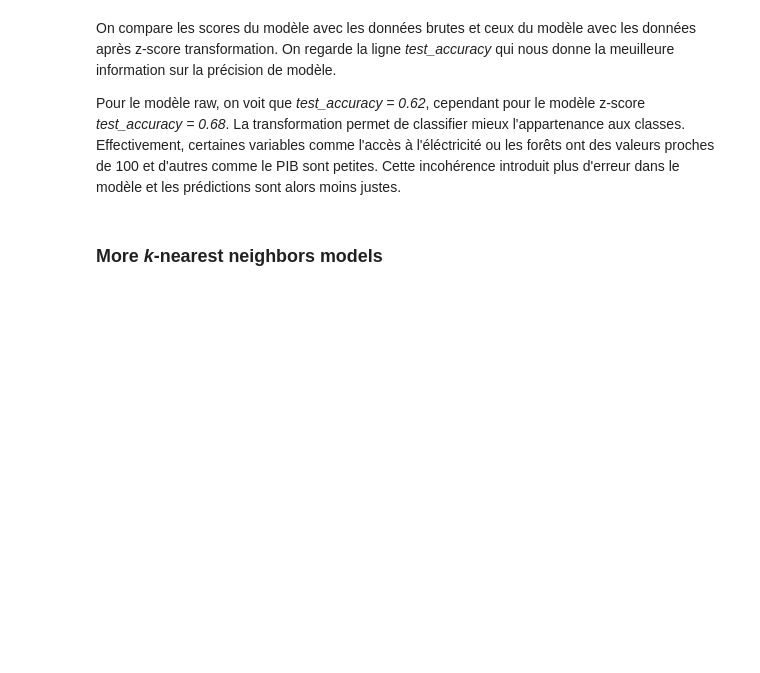
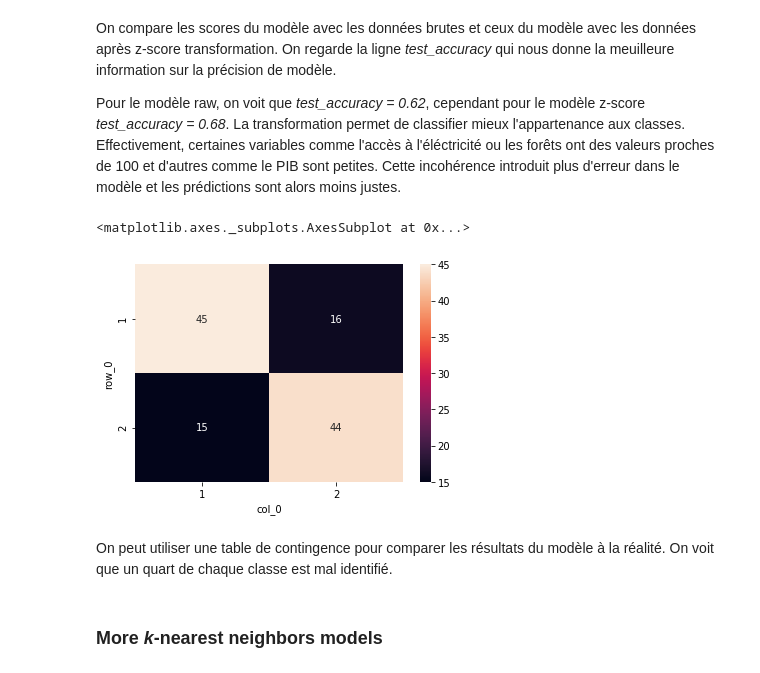
Before and after one commit to RuzickaJiri/Project_AI, a Jupyter notebook: Project_AI_classification.ipynb, the cells around one changed output. Saved outputs shown, nothing was run; the diff lists cells and outputs as text; code cells hidden in the pictures; blank space fills up the shorter version.

```diff
--- a/Project_AI_classification.ipynb
+++ b/Project_AI_classification.ipynb
@@ -184,6 +184,16 @@ sns.heatmap(full_scores,annot=True,cmap='coolwarm')
 On compare les scores du modèle avec les données brutes et ceux du modèle avec les données après z-score transformation. On regarde la ligne *test_accuracy* qui nous donne la meuilleure information sur la précision de modèle.
 
 Pour le modèle raw, on voit que *test_accuracy = 0.62*, cependant pour le modèle z-score *test_accuracy = 0.68*. La transformation permet de classifier mieux l'appartenance aux classes. Effectivement, certaines variables comme l'accès à l'éléctricité ou les forêts ont des valeurs proches de 100 et d'autres comme le PIB sont petites. Cette incohérence introduit plus d'erreur dans le modèle et les prédictions sont alors moins justes.
+# %%
+knn.fit(dfz, labels)
+clusters = knn.predict(dfz)
+crosstab = pds.crosstab(clusters,np.asarray(labels))
+sns.heatmap(crosstab, annot=True)
+# %% [output]
+<matplotlib.axes._subplots.AxesSubplot at 0x...>
+[figure, added]
+# %% [markdown]
+On peut utiliser une table de contingence pour comparer les résultats du modèle à la réalité. On voit que un quart de chaque classe est mal identifié.
 # %% [markdown]
 ### More *k*-nearest neighbors models
 # %% [markdown]
```
Also changed, not shown: parts of 6 cells of this notebook, 1 other file.
